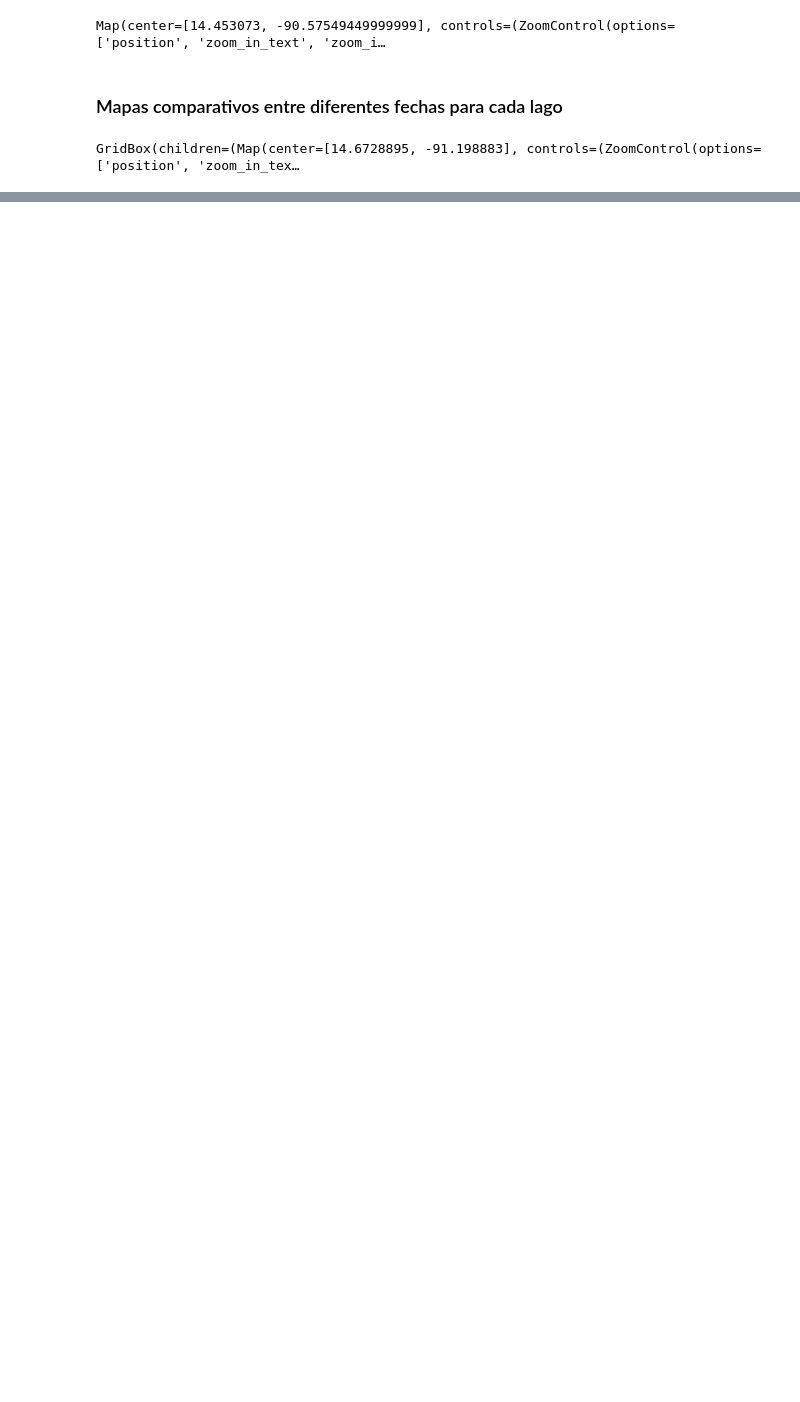
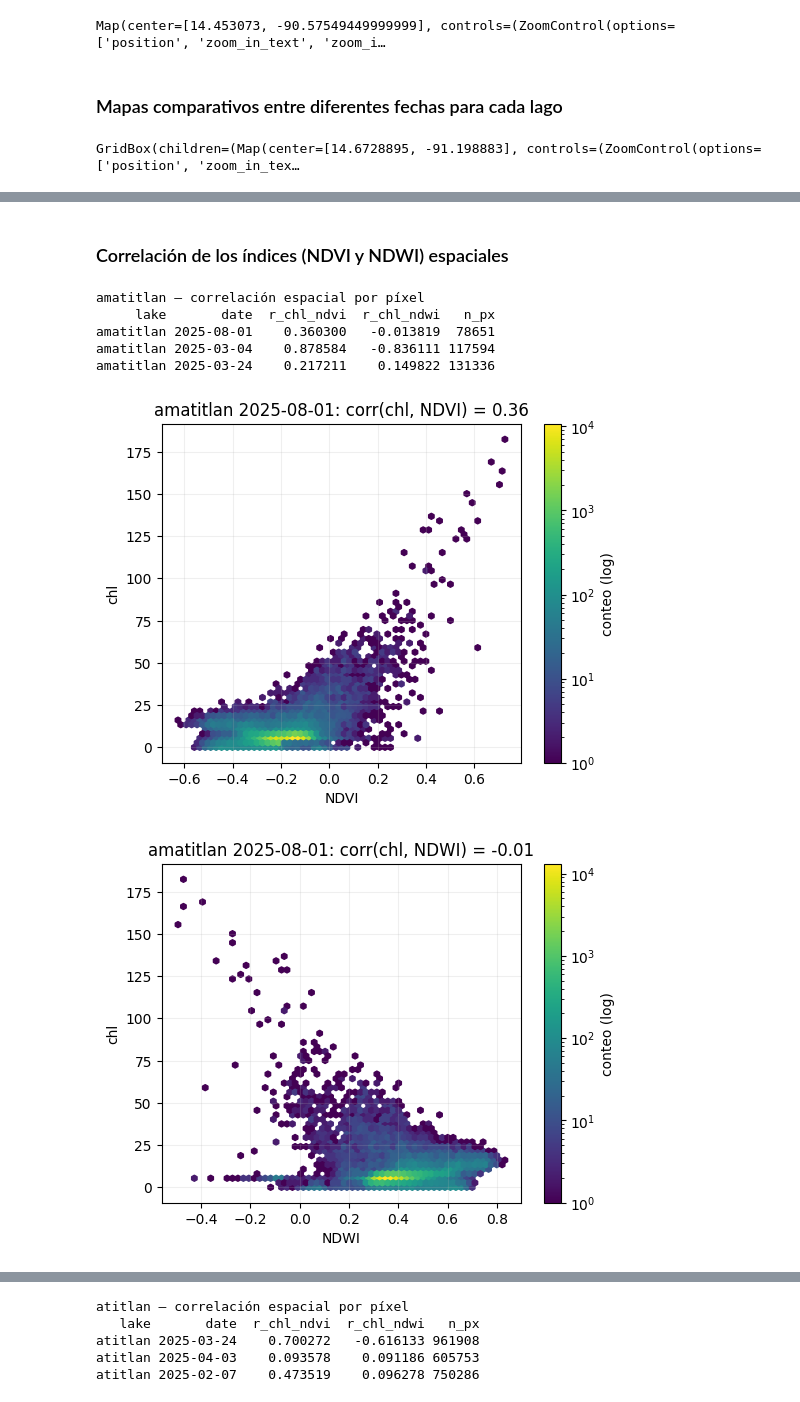
Before and after one commit to XavierLopez25/Lab04-DS, a Jupyter notebook: cyanobacteriaAnalysis.ipynb, the cells around one changed output, grey strips where cells are left out. Saved outputs shown, nothing was run; the diff lists cells and outputs as text; code cells hidden in the pictures; blank space fills up the shorter version.

```diff
--- a/cyanobacteriaAnalysis.ipynb
+++ b/cyanobacteriaAnalysis.ipynb
@@ -436,0 +507,69 @@ GridBox(children=(Map(center=[14.6728895, -91.198883], controls=(ZoomControl(opt
+# %% [markdown]
+### Correlación de los índices (NDVI y NDWI) espaciales
+# %%
+def pick_dates_for_spatial(df_qc, top=2, bottom=1, min_cov=MIN_COV):
+    dates_by_lake = {}
+    for lake, g in df_qc.groupby("lake"):
+        g = g[(~g["is_imputed_row"]) & (g["coverage_pct"].fillna(0)>=min_cov)]
+        g = g.sort_values("chl_mean_clip0")
+        lows = g.head(bottom)["date"].dt.strftime("%Y-%m-%d").tolist()
+        highs = g.tail(top)["date"].dt.strftime("%Y-%m-%d").tolist()
+        dates_by_lake[lake] = lows + highs
+    return dates_by_lake
+
+def spatial_correlations(maps_cache, lake, dates):
+    rows=[]
+    for d in dates:
+        m = maps_cache.get(lake, {}).get(d)
+        if not m:
+            rows.append({"lake":lake,"date":d,"r_chl_ndvi":np.nan,"r_chl_ndwi":np.nan,"n_px":0})
+            continue
+        w = np.asarray(m["water"], bool)
+        chl  = np.maximum(np.asarray(m["chl"], float), 0.0)
+        ndvi = np.asarray(m["NDVI"], float)
+        ndwi = np.asarray(m["NDWI"], float)
+        mask = w & np.isfinite(chl) & np.isfinite(ndvi) & np.isfinite(ndwi)
+        n = int(mask.sum())
+        if n < 100:
+            rows.append({"lake":lake,"date":d,"r_chl_ndvi":np.nan,"r_chl_ndwi":np.nan,"n_px":n})
+            continue
+        r1 = np.corrcoef(chl[mask], ndvi[mask])[0,1]
+        r2 = np.corrcoef(chl[mask], ndwi[mask])[0,1]
+        rows.append({"lake":lake,"date":d,"r_chl_ndvi":float(r1),"r_chl_ndwi":float(r2),"n_px":n})
+    return pd.DataFrame(rows)
+
+def hexbin_plot(maps_cache, lake, date, xlayer="NDWI", gridsize=60):
+    m = maps_cache[lake][date]
+    w = np.asarray(m["water"], bool)
+    chl = np.maximum(np.asarray(m["chl"], float), 0.0)
+    x = np.asarray(m[xlayer], float)
+    mask = w & np.isfinite(chl) & np.isfinite(x)
+    if mask.sum() < 100:
+        print(f"{lake} {date}: pocos píxeles válidos"); return
+    plt.figure(figsize=(5.8,4.4))
+    hb = plt.hexbin(x[mask], chl[mask], gridsize=gridsize, bins="log")
+    plt.colorbar(hb, label="conteo (log)")
+    plt.xlabel(xlayer); plt.ylabel("chl")
+    r = np.corrcoef(x[mask], chl[mask])[0,1]
+    plt.title(f"{lake} {date}: corr(chl, {xlayer}) = {r:.2f}")
+    plt.grid(alpha=0.2); plt.show()
+
+dates_for_spatial = pick_dates_for_spatial(df_qc, top=2, bottom=1)
+sp_corr_tables = []
+for lake, dates in dates_for_spatial.items():
+    df_sc = spatial_correlations(maps_cache, lake, dates)
+    sp_corr_tables.append(df_sc)
+    print(f"\n{lake} — correlación espacial por píxel")
+    print(df_sc.to_string(index=False))
+    # hexbins (una NDVI y una NDWI por fecha)
+    for d in dates:
+        hexbin_plot(maps_cache, lake, d, xlayer="NDVI")
+        hexbin_plot(maps_cache, lake, d, xlayer="NDWI")
+# %% [output]
+amatitlan — correlación espacial por píxel
+     lake       date  r_chl_ndvi  r_chl_ndwi   n_px
+amatitlan 2025-08-01    0.360300   -0.013819  78651
+amatitlan 2025-03-04    0.878584   -0.836111 117594
+amatitlan 2025-03-24    0.217211    0.149822 131336
+[figure, added]
+[figure, added]
@@ -436,0 +580,5 @@ GridBox(children=(Map(center=[14.6728895, -91.198883], controls=(ZoomControl(opt
+atitlan — correlación espacial por píxel
+   lake       date  r_chl_ndvi  r_chl_ndwi   n_px
+atitlan 2025-03-24    0.700272   -0.616133 961908
+atitlan 2025-04-03    0.093578    0.091186 605753
+atitlan 2025-02-07    0.473519    0.096278 750286
```
Also changed, not shown: parts of 17 cells of this notebook.
